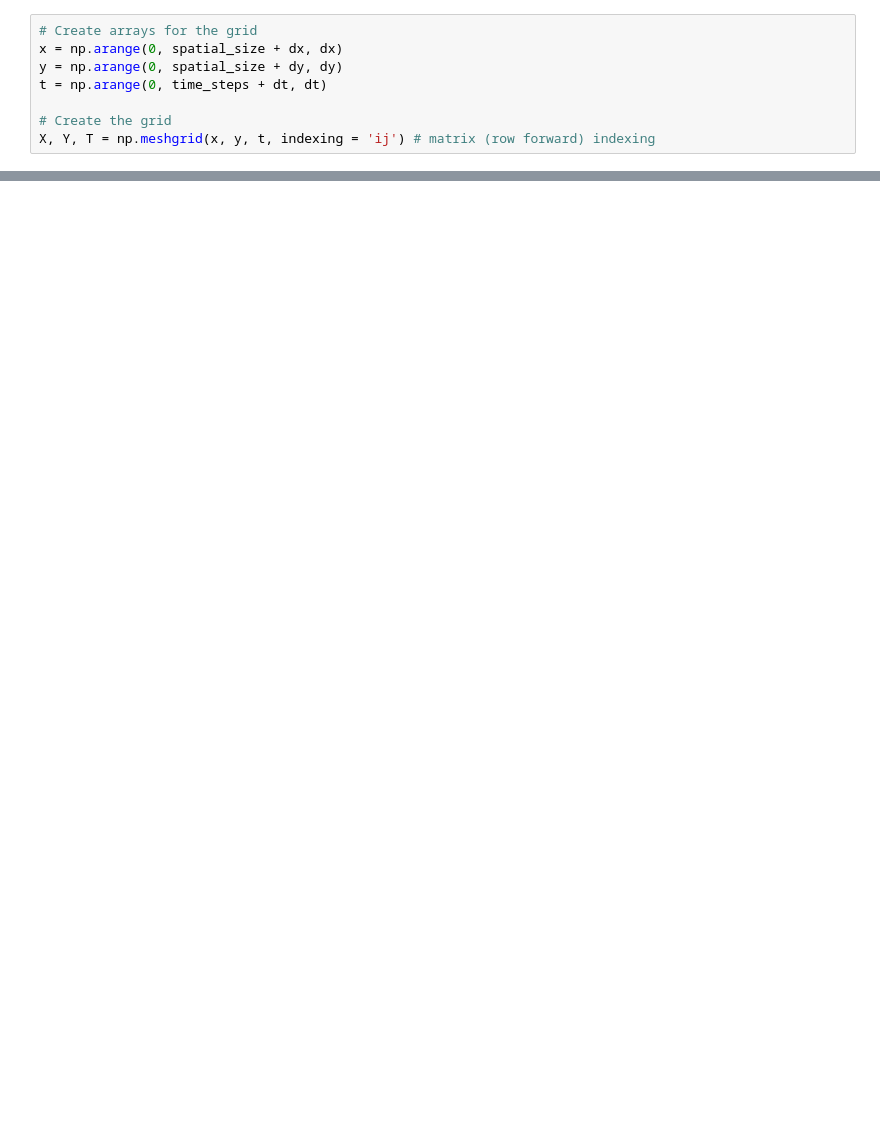
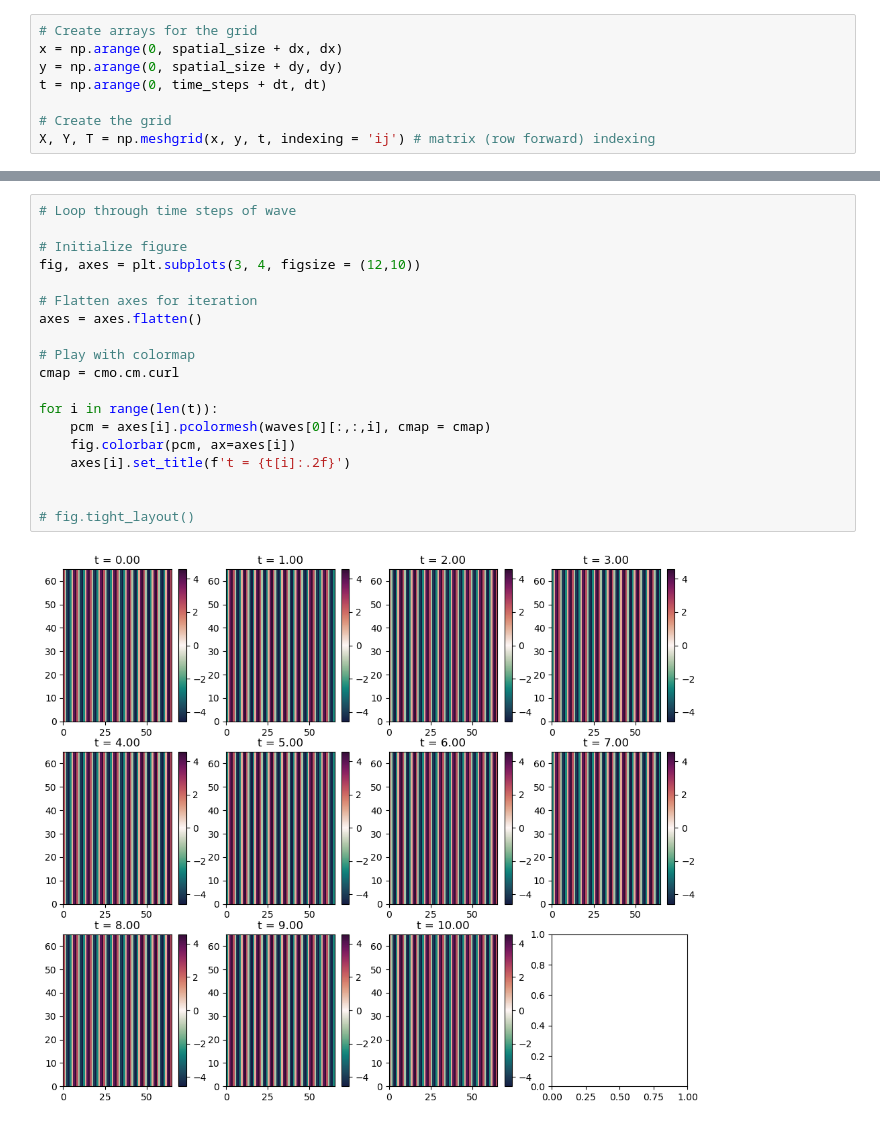
Before and after one commit to jackbassham/bayes-toy-problem, a Jupyter notebook: toy_wave_data.ipynb, the cells around one changed output, grey strips where cells are left out. Drawn from its saved outputs; the diff is of its cells as text; blank space fills up the shorter version.

```diff
--- a/toy_wave_data.ipynb
+++ b/toy_wave_data.ipynb
@@ -66,0 +119,21 @@ def generate_wave_data(n_samples, C):
+# %%
+# Loop through time steps of wave
+
+# Initialize figure
+fig, axes = plt.subplots(3, 4, figsize = (12,10))
+
+# Flatten axes for iteration
+axes = axes.flatten()
+
+# Play with colormap
+cmap = cmo.cm.curl
+
+for i in range(len(t)):
+    pcm = axes[i].pcolormesh(waves[0][:,:,i], cmap = cmap)
+    fig.colorbar(pcm, ax=axes[i])
+    axes[i].set_title(f't = {t[i]:.2f}')
+
+
+# fig.tight_layout()
+# %% [output]
+[figure, added]
```
Also changed, not shown: parts of 9 cells of this notebook.
